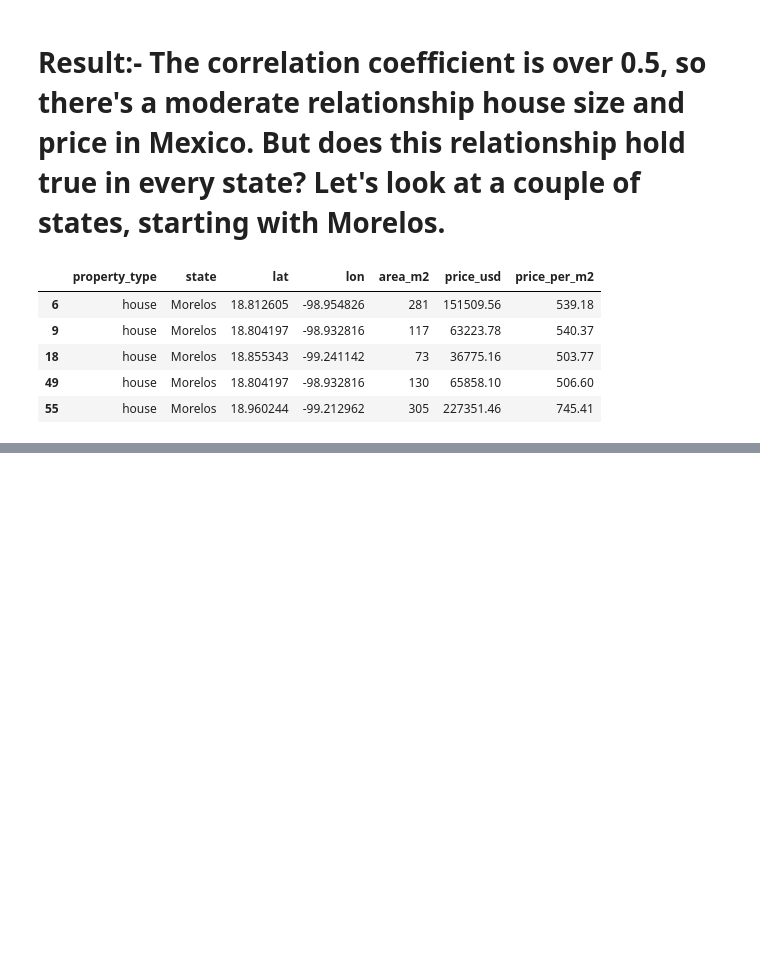
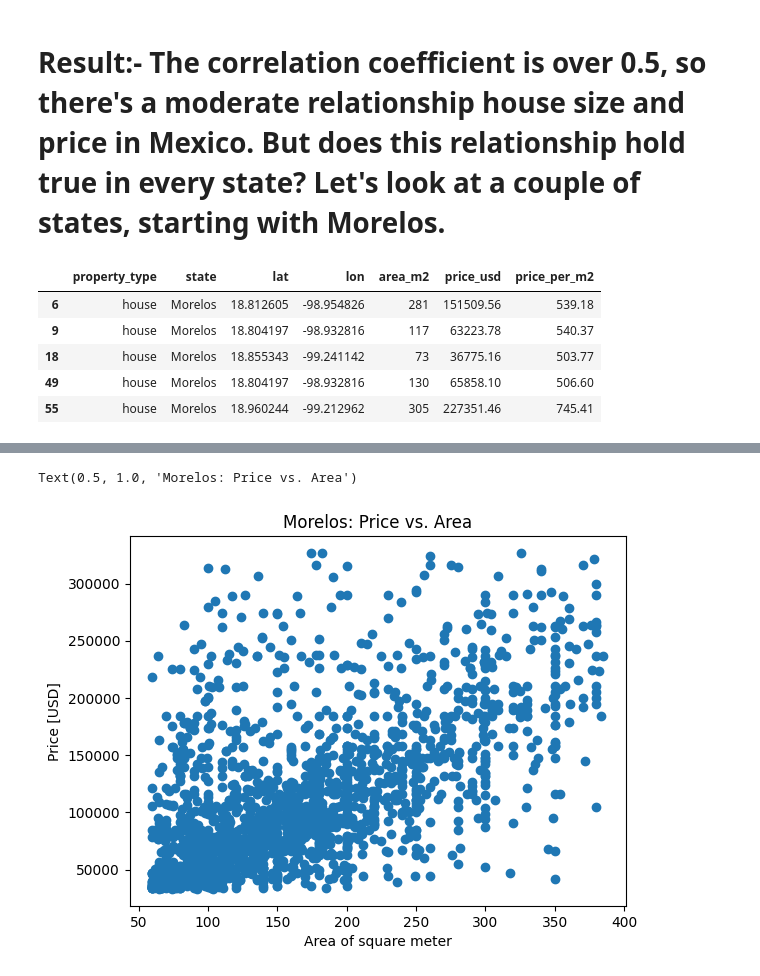
Before and after one commit to Hasan082/Data-Scientist-Project, a Jupyter notebook: Housing in Mexico/Step_4_research_Location_or_Size.ipynb, the cells around one changed output, grey strips where cells are left out. Drawn from its saved outputs; the diff is of its cells as text; code cells hidden in the pictures; blank space fills up the shorter version.

Commit message:
Morels scatter plot

```diff
--- a/Housing in Mexico/Step_4_research_Location_or_Size.ipynb
+++ b/Housing in Mexico/Step_4_research_Location_or_Size.ipynb
@@ -207,0 +210,8 @@ df_morelos.head()
+# %%
+plt.scatter(df["area_m2"], df["price_usd"])
+plt.xlabel("Area of square meter")
+plt.ylabel("Price [USD]")
+plt.title("Morelos: Price vs. Area")
+# %% [output]
+Text(0.5, 1.0, 'Morelos: Price vs. Area')
+[figure, added]
```
Also changed, not shown: parts of 1 cell of this notebook.
